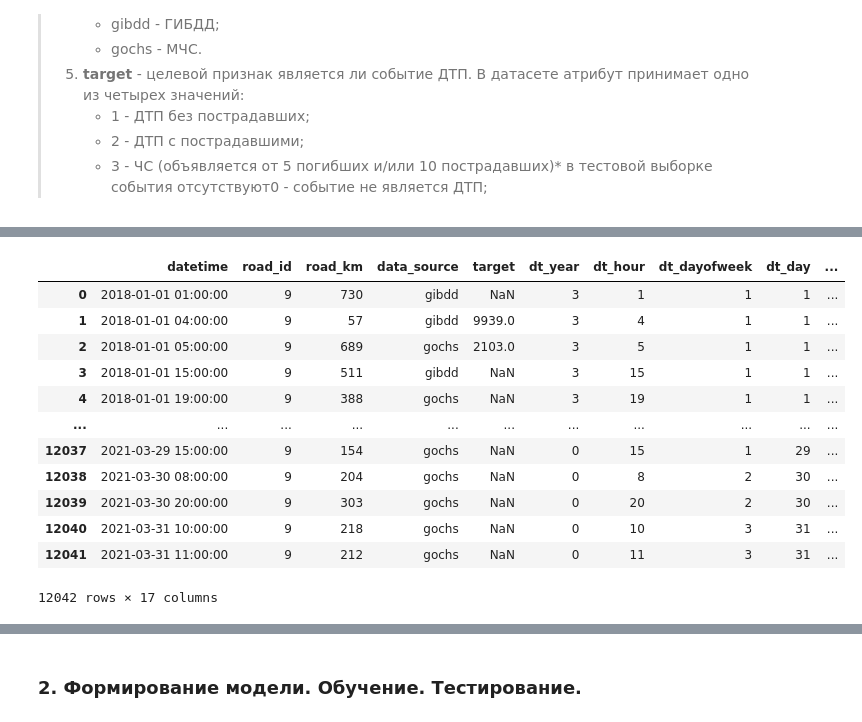
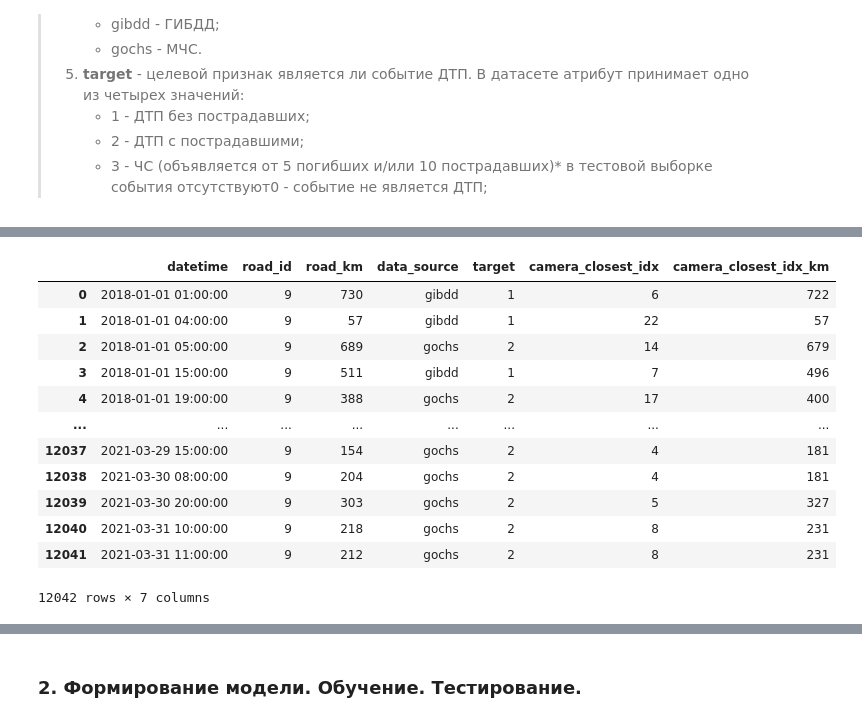
Before and after one commit to NikolayTV/Emergency-Hack, a Jupyter notebook: Nikolay/2_try.ipynb, the cells around one changed output, grey strips where cells are left out. Saved outputs shown, nothing was run; the diff lists cells and outputs as text; code cells hidden in the pictures.

Commit message:
first model created. yeahaha. Now will do pipline

```diff
--- a/Nikolay/2_try.ipynb
+++ b/Nikolay/2_try.ipynb
@@ -42,7 +42,7 @@ df = df[df['road_id'] == 9]
 # TODO обрезать от 2016 года. кажется что данные по авариями там были не полные. Особенно от ГИБДД
 df = df[df['datetime'] > '2018-01-01']
 df.reset_index(drop=True, inplace=True)
-df['target'] = df['target'].replace({3,2}).value_counts()
+df['target'] = df['target'].replace({3,2})#.value_counts()
 df
 # %% [output]
 |  | datetime | road_id | road_km | data_source | target |
@@ -98,8 +75,0 @@ Index(['datetime', 'road_id', 'road_km', 'data_source', 'target'], dtype='object
-# %%
-df['dt_year'] = 2021 - df['datetime'].dt.year # Количество лет до текущего года
-df['dt_hour'] = df['datetime'].dt.hour
-df['dt_dayofweek'] = df['datetime'].dt.dayofweek+1 # so monday will be 1
-df['dt_day'] = df['datetime'].dt.day # of month
-df['dt_dayofyear'] = df['datetime'].dt.dayofyear
-# какой процент месяца остался до его завершения. (нормированное количество дней до конца месяца)
-df['dt_monthProgress'] = (df['datetime'].dt.daysinmonth - df['datetime'].dt.day) / df['datetime'].dt.daysinmonth
@@ -111,13 +78,14 @@ train_cols = ['road_id', 'road_km',
 # %%
 traffic = pd.read_csv('../data/traffic.csv', parse_dates=['datetime'])
+
 # Drop duplicates
 traffic = traffic.drop_duplicates()
 
 condition1 = (traffic["road_id"]==9)
-condition2 = (traffic['datetime'] > '2016-01-01')
+condition2 = (traffic['datetime'] > '2018-01-01')
 traffic = traffic[condition1 & condition2]
 
-repair = pd.read_csv('../data/repair.csv', parse_dates=['datetime'])
+# repair = pd.read_csv('../data/repair.csv', parse_dates=['datetime'])
 # %%
 def hour_rounder(t):
     return (t.replace(second=0, microsecond=0, minute=0, hour=t.hour)
@@ -175,34 +115,29 @@ camera_traffic_km
 # %%
+camera_traffic_km = {num: i for num, i in enumerate(traffic['road_km'].unique())}
+
 # temporary df for camera position columns
-temp_df = pd.DataFrame(index=df.index)
+camera_df = pd.DataFrame(index=df.index)
 for num, camera_km in camera_traffic_km.items():
-    temp_df.loc[df.index, num] = df['road_km'].sub(camera_km).abs()#.idxmin()
+    camera_df.loc[df.index, num] = df['road_km'].sub(camera_km).abs()#.idxmin()
 
-# Расстояние до ближайшей камеры
-df['camera_closest_dist'] = temp_df.min(axis=1)
-# Кол-во камер в радиусе 1 км
-df['camera_amount_1_km'] = (temp_df.T < 1).sum()
-# Кол-во камер в радиусе 2 км
-df['camera_amount_2_km'] = (temp_df.T < 2).sum()
-# Кол-во камер в радиусе 5 км
-df['camera_amount_5_km'] = (temp_df.T < 2).sum()
+
 # айди ближайшей камеры (уникальный км.)
-df['camera_closest_idx'] = temp_df.idxmin(axis=1)
+df['camera_closest_idx'] = camera_df.idxmin(axis=1)
 # айди ближайшей камеры (уникальный км.)
 df['camera_closest_idx_km'] = df['camera_closest_idx'].replace(camera_traffic_km)
 
 df
 # %% [output]
-|  | datetime | road_id | road_km | data_source | target | dt_year | dt_hour | dt_dayofweek | dt_day | ... |
-| 0 | 2018-01-01 01:00:00 | 9 | 730 | gibdd | NaN | 3 | 1 | 1 | 1 | ... |
-| 1 | 2018-01-01 04:00:00 | 9 | 57 | gibdd | 9939.0 | 3 | 4 | 1 | 1 | ... |
-| 2 | 2018-01-01 05:00:00 | 9 | 689 | gochs | 2103.0 | 3 | 5 | 1 | 1 | ... |
-| 3 | 2018-01-01 15:00:00 | 9 | 511 | gibdd | NaN | 3 | 15 | 1 | 1 | ... |
-| 4 | 2018-01-01 19:00:00 | 9 | 388 | gochs | NaN | 3 | 19 | 1 | 1 | ... |
-| ... | ... | ... | ... | ... | ... | ... | ... | ... | ... | ... |
-| 12037 | 2021-03-29 15:00:00 | 9 | 154 | gochs | NaN | 0 | 15 | 1 | 29 | ... |
-| 12038 | 2021-03-30 08:00:00 | 9 | 204 | gochs | NaN | 0 | 8 | 2 | 30 | ... |
-| 12039 | 2021-03-30 20:00:00 | 9 | 303 | gochs | NaN | 0 | 20 | 2 | 30 | ... |
-| 12040 | 2021-03-31 10:00:00 | 9 | 218 | gochs | NaN | 0 | 10 | 3 | 31 | ... |
-| 12041 | 2021-03-31 11:00:00 | 9 | 212 | gochs | NaN | 0 | 11 | 3 | 31 | ... |
+|  | datetime | road_id | road_km | data_source | target | camera_closest_idx | camera_closest_idx_km |
+| 0 | 2018-01-01 01:00:00 | 9 | 730 | gibdd | 1 | 6 | 722 |
+| 1 | 2018-01-01 04:00:00 | 9 | 57 | gibdd | 1 | 22 | 57 |
+| 2 | 2018-01-01 05:00:00 | 9 | 689 | gochs | 2 | 14 | 679 |
+| 3 | 2018-01-01 15:00:00 | 9 | 511 | gibdd | 1 | 7 | 496 |
+| 4 | 2018-01-01 19:00:00 | 9 | 388 | gochs | 2 | 17 | 400 |
+| ... | ... | ... | ... | ... | ... | ... | ... |
+| 12037 | 2021-03-29 15:00:00 | 9 | 154 | gochs | 2 | 4 | 181 |
+| 12038 | 2021-03-30 08:00:00 | 9 | 204 | gochs | 2 | 4 | 181 |
+| 12039 | 2021-03-30 20:00:00 | 9 | 303 | gochs | 2 | 5 | 327 |
+| 12040 | 2021-03-31 10:00:00 | 9 | 218 | gochs | 2 | 8 | 231 |
+| 12041 | 2021-03-31 11:00:00 | 9 | 212 | gochs | 2 | 8 | 231 |
-12042 rows × 17 columns
+12042 rows × 7 columns
```
Also changed, not shown: parts of 39 cells of this notebook, 12 other files.
